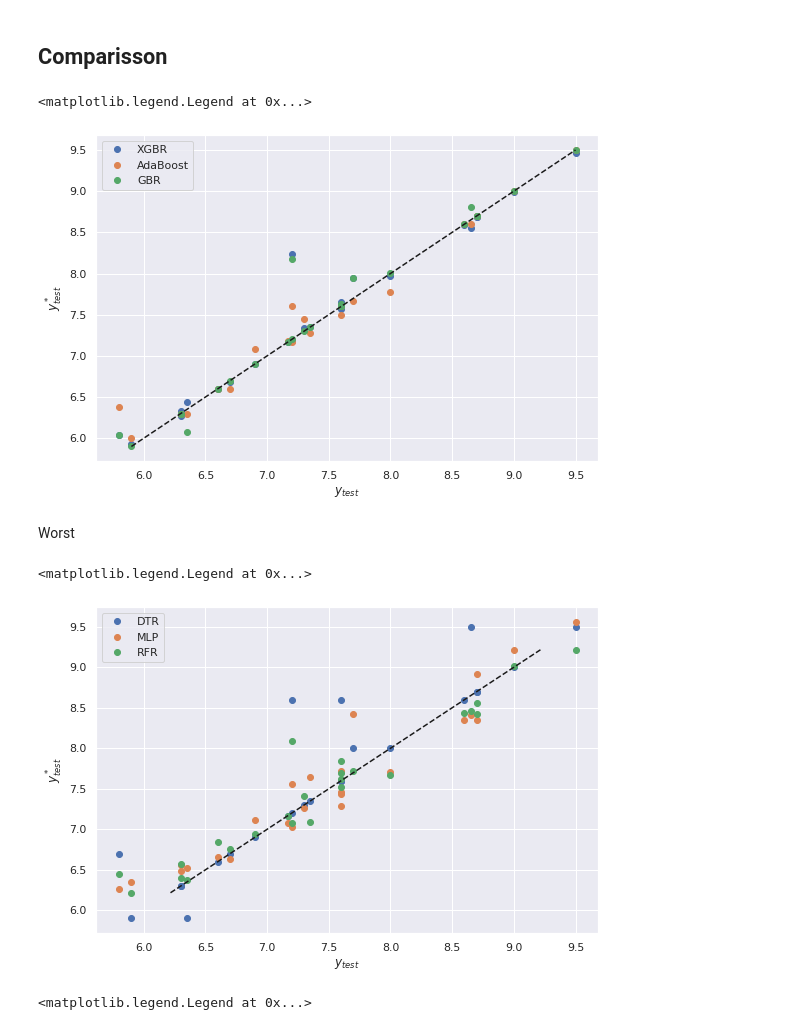
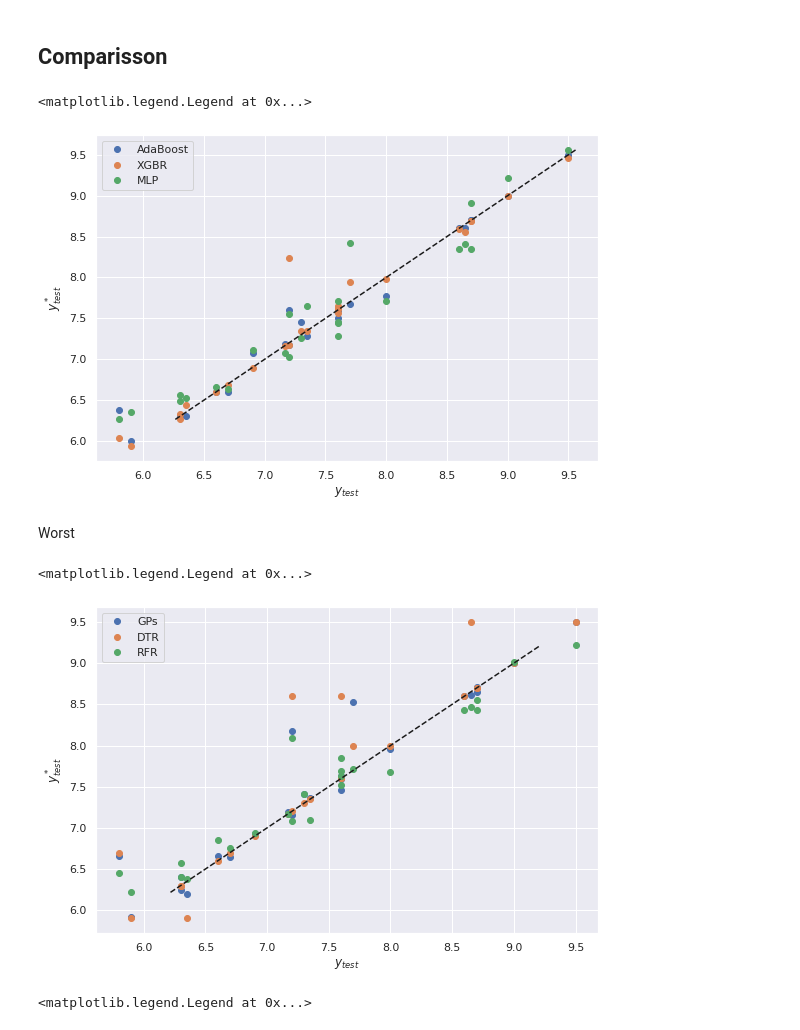
Before and after one commit to GermanOmar/GPs---WAAM, a Jupyter notebook: ICMIMT_WAAM.ipynb, the cells around one changed output. Cells and saved outputs as stored; diff of their text form; code cells hidden in the pictures.

```diff
--- a/ICMIMT_WAAM.ipynb
+++ b/ICMIMT_WAAM.ipynb
@@ -506,28 +506,28 @@ IM:  0.5946292901022232
 # %% [markdown]
 ## Comparisson
 # %%
-models = [xgbr, Ada, GBR,   ]
-labels = ['XGBR', 'AdaBoost', 'GBR']
+models = [Ada, xgbr,  MLP  ]
+labels = ['AdaBoost', 'XGBR', 'MLP']
 
 fig = plt.figure()
 fig.set_size_inches((9,6))
 
 for mod, label in zip( models, labels):
   y_pred = mod.predict(X)
   plt.plot(Y, y_pred, 'o' ,label = label)
 
 plt.plot([y_pred.min(), y_pred.max()], [y_pred.min(), y_pred.max()], 'k--')
 plt.ylabel('$y^*_{test}$')
 plt.xlabel('$y_{test}$')
 plt.legend()
 # %% [output]
 <matplotlib.legend.Legend at 0x...>
-[figure, old version]
+[figure, new version]
 # %% [markdown]
 Worst
 # %%
-models = [ DT, MLP, RFR  ]
-labels = [ 'DTR', 'MLP', 'RFR']
+models = [ GP, DT, RFR  ]
+labels = [ 'GPs', 'DTR', 'RFR']
 
 fig = plt.figure()
 fig.set_size_inches((9,6))
@@ -542,7 +542,7 @@ plt.xlabel('$y_{test}$')
 plt.legend()
 # %% [output]
 <matplotlib.legend.Legend at 0x...>
-[figure, old version]
+[figure, new version]
 # %%
 models = [xgbr, Ada, GBR, SVR, GP, DT, MLP, RFR ]
 labels = ['XGBR', 'AdaBoost', 'GBR', 'LSVR',  'GPs', 'DTR', 'MLP', 'RFR']
```
